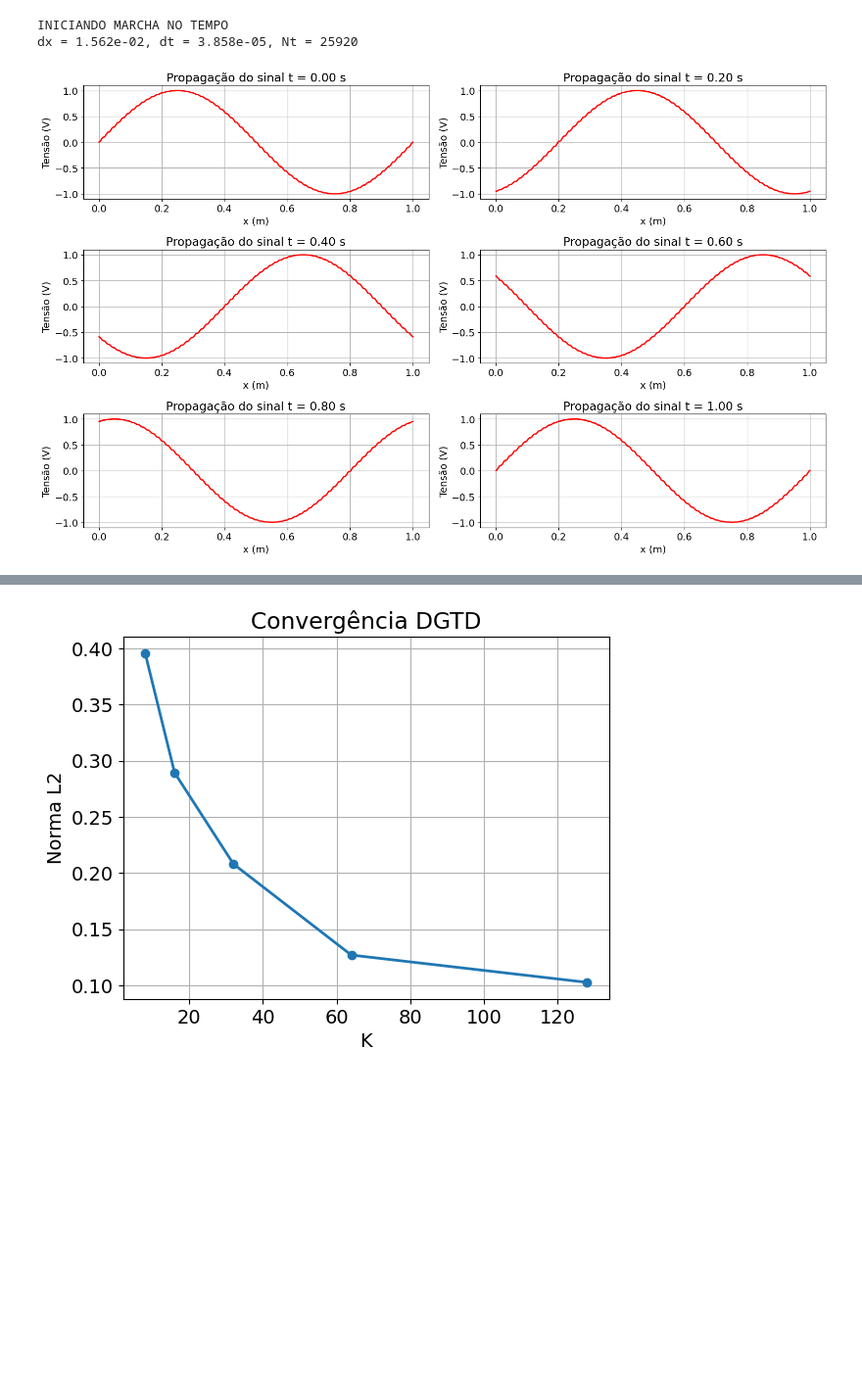
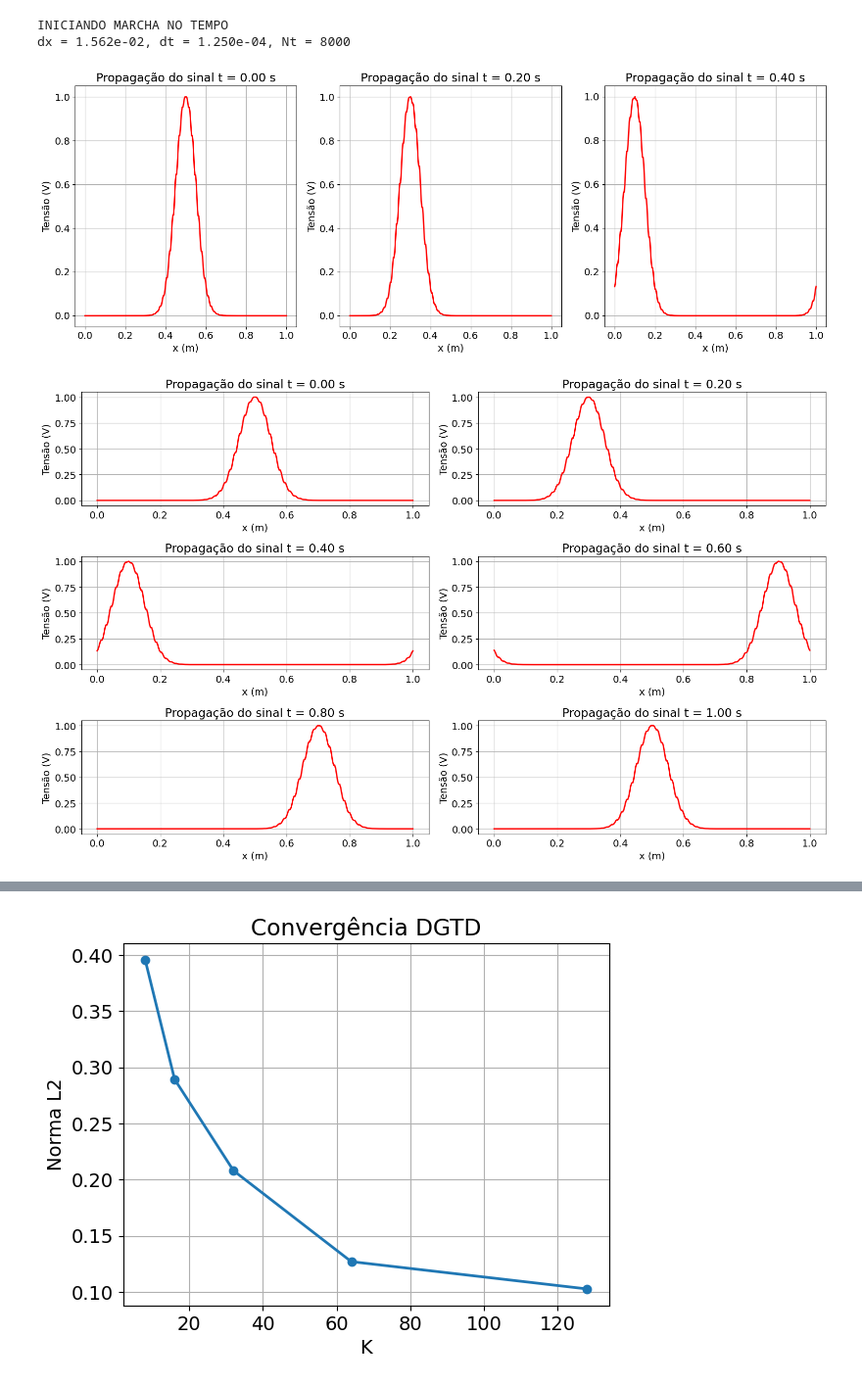
Before and after one commit to RaphaelLeivas/eletrocomp-2026-1, a Jupyter notebook: notebooks/lista6/p1-ex6.ipynb, the cells around one changed output, grey strips where cells are left out. Shown at 98% size. Cells and saved outputs as stored; diff of their text form; code cells hidden in the pictures; blank space fills up the shorter version.

```diff
--- a/notebooks/lista6/p1-ex6.ipynb
+++ b/notebooks/lista6/p1-ex6.ipynb
@@ -24,7 +24,7 @@ eps = 8.854187817e-12  # Vacuum permittivity (F/m)
 mu = 4 * np.pi * 1e-7  # Vacuum permeability (H/m)
 
 # --- domínio ---
-vp = 1.0
+vp = 1.0 * -1
 kx = 2 * np.pi
 xl, xr = 0, 1
 
@@ -141,11 +141,11 @@ def run_simulation(K, N, CFL, T_final, a, kx, flux_type):
 
     # Condição inicial
     u = np.sin(kx * x_nodes).flatten().copy()
-    # u = np.exp(-0.5 * ((x_nodes - 0.5) / 0.05)**2).flatten().copy()
+    u = np.exp(-0.5 * ((x_nodes - 0.5) / 0.05)**2).flatten().copy()
 
     # discretização
     dx = op['dx_elem']
-    dt = CFL * dx / (a * (N + 1) ** 2)
+    dt = CFL * dx / (np.abs(a) * (N + 1) ** 2)
     Nt = max(1, int(T_final / dt))
     dt = T_final / Nt # evita erro de arrendondamento
 
@@ -174,29 +174,53 @@ T_final = 1
 u_history, dx, dt, snapshots_list = run_simulation(K, N, CFL, T_final, vp, kx, UPWIND_FLUX)
 # %% [output]
 INICIANDO MARCHA NO TEMPO
-dx = 1.562e-02, dt = 3.858e-05, Nt = 25920
+dx = 1.562e-02, dt = 1.250e-04, Nt = 8000
 # %%
 plt.rcParams.update({
     "font.size": 14
 })
 
-fig, axes = plt.subplots(3, 2, figsize=(16, 10))
+fig, axes = plt.subplots(1, 3, figsize=(16, 6))
 peak_position = []
 time_position = []
 
 for i, ax in enumerate(axes.flat):
     x_range = np.linspace(xl, xr, int(len(u_history[i].flatten())))
     ax.plot(x_range, u_history[i].flatten(), linewidth=2, color='red')
     ax.set_xlabel('x (m)')
     ax.set_ylabel('Tensão (V)')
     ax.set_title(f'Propagação do sinal t = {dt * snapshots_list[i]:.2f} s')
     ax.grid()
 
     peak_position.append(x_range[np.argmax(u_history[i].flatten())])
     time_position.append(dt * snapshots_list[i])
 
 plt.tight_layout()
 plt.show()
 # %% [output]
-[figure, old version]
+[figure, new version]
+# %%
+plt.rcParams.update({
+    "font.size": 14
+})
+
+fig, axes = plt.subplots(3, 2, figsize=(16, 10))
+peak_position = []
+time_position = []
+
+for i, ax in enumerate(axes.flat):
+    x_range = np.linspace(xl, xr, int(len(u_history[i].flatten())))
+    ax.plot(x_range, u_history[i].flatten(), linewidth=2, color='red')
+    ax.set_xlabel('x (m)')
+    ax.set_ylabel('Tensão (V)')
+    ax.set_title(f'Propagação do sinal t = {dt * snapshots_list[i]:.2f} s')
+    ax.grid()
+
+    peak_position.append(x_range[np.argmax(u_history[i].flatten())])
+    time_position.append(dt * snapshots_list[i])
+
+plt.tight_layout()
+plt.show()
+# %% [output]
+[figure, added]
 # %%
```
Also changed, not shown: parts of 3 cells of this notebook, 6 other files.
